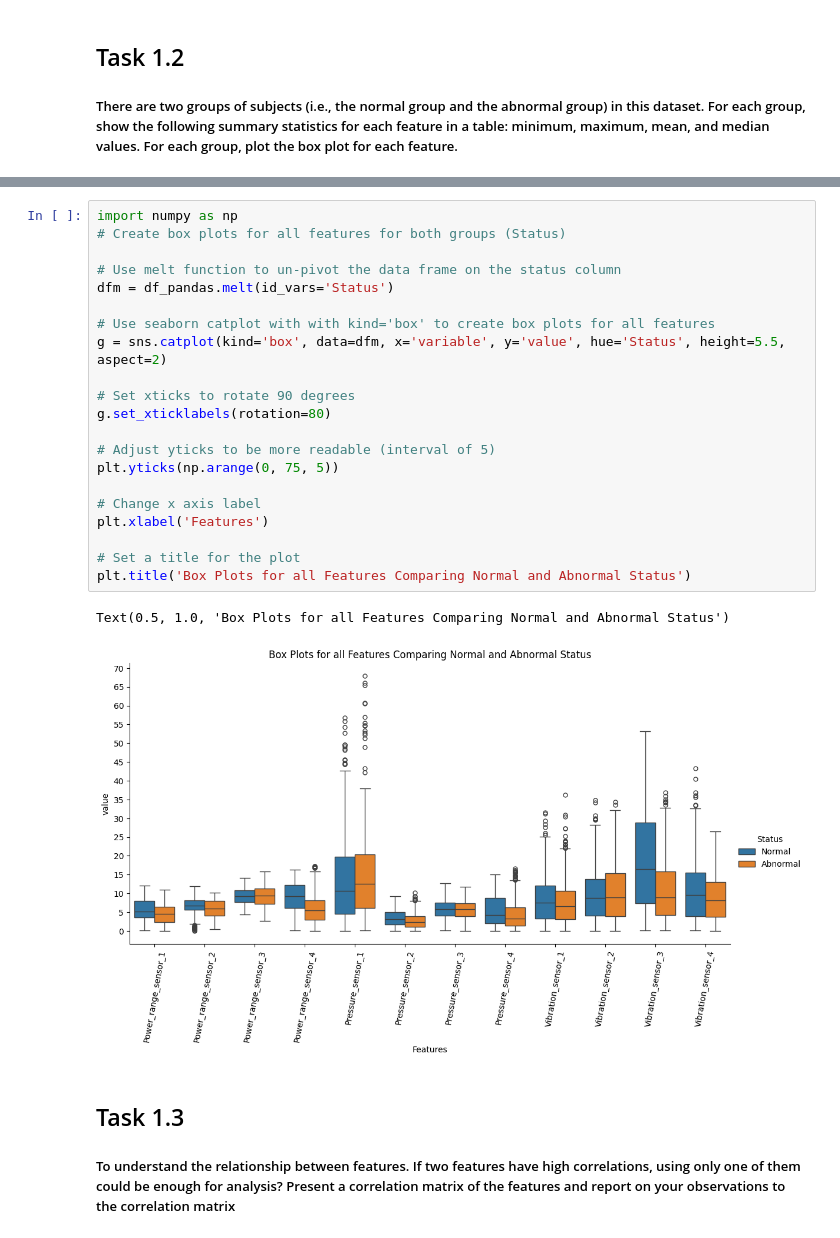
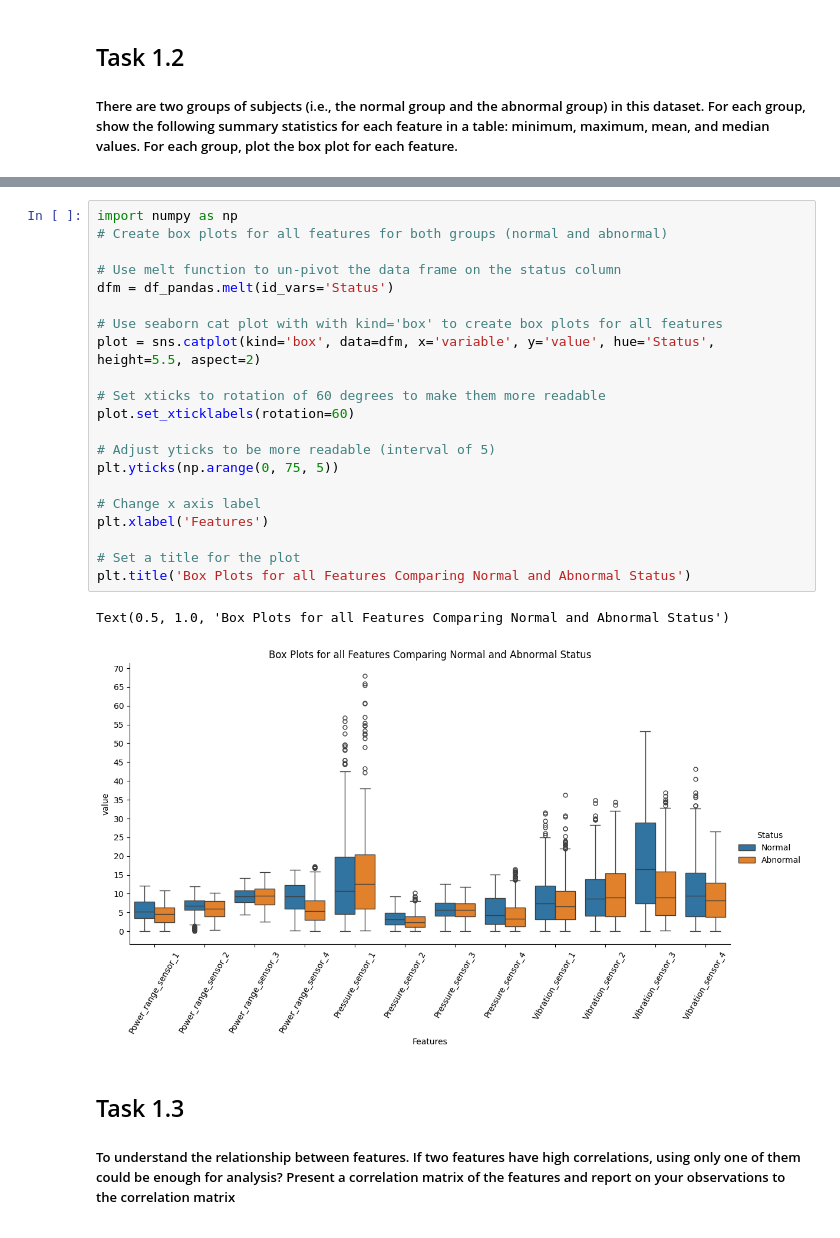
Before and after one commit to mathewsjoyy/BigData-Assessment, a Jupyter notebook: BigData_Assessment1_Code_MathewsJoy.ipynb, the cells around one changed output, grey strips where cells are left out. Drawn from its saved outputs; the diff is of its cells as text.

```diff
--- a/BigData_Assessment1_Code_MathewsJoy.ipynb
+++ b/BigData_Assessment1_Code_MathewsJoy.ipynb
@@ -120,28 +114,28 @@ Vibration_sensor_3    0.13  36.91  10.94   8.99
 Vibration_sensor_4    0.01  26.47   8.94   8.14
 # %%
 import numpy as np
-# Create box plots for all features for both groups (Status)
+# Create box plots for all features for both groups (normal and abnormal)
 
 # Use melt function to un-pivot the data frame on the status column
 dfm = df_pandas.melt(id_vars='Status')
 
-# Use seaborn catplot with with kind='box' to create box plots for all features
-g = sns.catplot(kind='box', data=dfm, x='variable', y='value', hue='Status', height=5.5, aspect=2)
+# Use seaborn cat plot with with kind='box' to create box plots for all features
+plot = sns.catplot(kind='box', data=dfm, x='variable', y='value', hue='Status', height=5.5, aspect=2)
 
-# Set xticks to rotate 90 degrees
-g.set_xticklabels(rotation=80)
+# Set xticks to rotation of 60 degrees to make them more readable
+plot.set_xticklabels(rotation=60)
 
 # Adjust yticks to be more readable (interval of 5)
 plt.yticks(np.arange(0, 75, 5))
 
 # Change x axis label
 plt.xlabel('Features')
 
 # Set a title for the plot
 plt.title('Box Plots for all Features Comparing Normal and Abnormal Status')
 # %% [output]
 Text(0.5, 1.0, 'Box Plots for all Features Comparing Normal and Abnormal Status')
-[figure, old version]
+[figure, new version]
 # %% [markdown]
 ## Task 1.3
 ##### To understand the relationship between features. If two features have high correlations, using only one of them could be enough for analysis? Present a correlation matrix of the features and report on your observations to the correlation matrix
```
Also changed, not shown: parts of 8 cells of this notebook, 1 other file.
